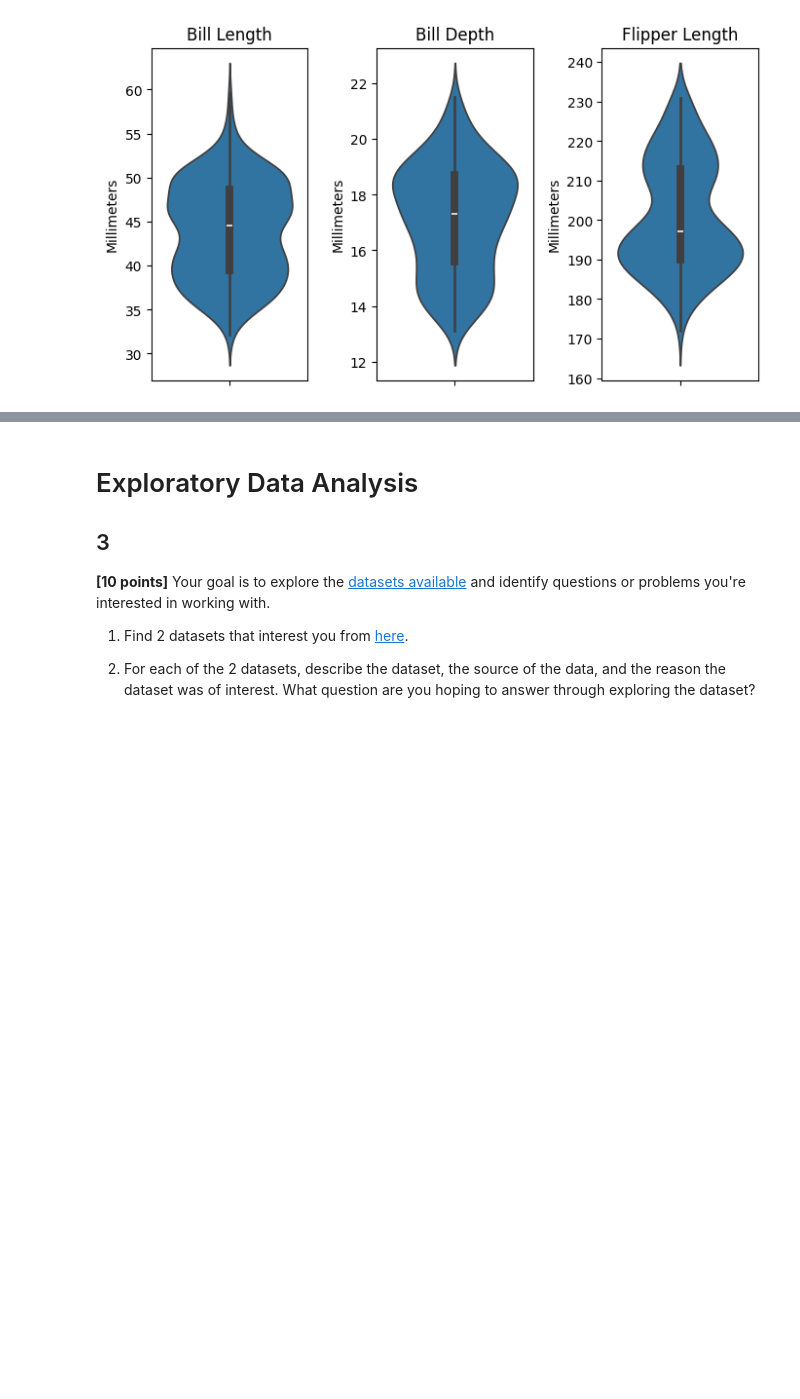
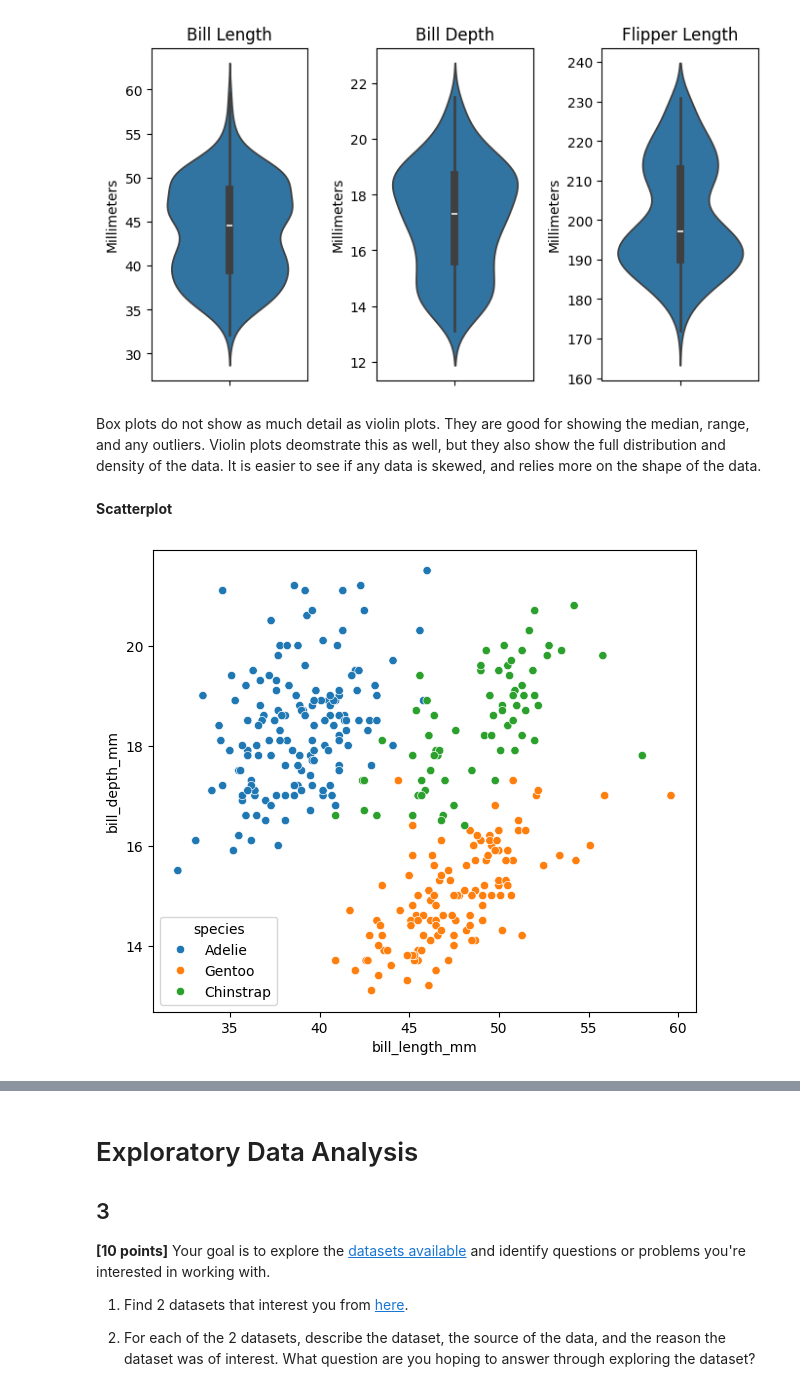
Before and after one commit to solangecdh3/assignments, a Jupyter notebook: assignments_1/assignment_1.ipynb, the cells around one changed output, grey strips where cells are left out. Saved outputs shown, nothing was run; the diff lists cells and outputs as text; code cells hidden in the pictures; blank space fills up the shorter version.

```diff
--- a/assignments_1/assignment_1.ipynb
+++ b/assignments_1/assignment_1.ipynb
@@ -359,3 +359,14 @@ plt.tight_layout()
 plt.show()
 # %% [output]
 [figure]
+# %% [markdown]
+Box plots do not show as much detail as violin plots. They are good for showing the median, range, and any outliers. Violin plots deomstrate this as well, but they also show the full distribution and density of the data. It is easier to see if any data is skewed, and relies more on the shape of the data.
+# %% [markdown]
+**Scatterplot**
+# %%
+plt.figure(figsize=(7, 6))
+sns.scatterplot(data=penguins_cleaned, x='bill_length_mm', y='bill_depth_mm', hue='species')
+
+plt.show()
+# %% [output]
+[figure, added]
```
Also changed, not shown: parts of 5 cells of this notebook.
